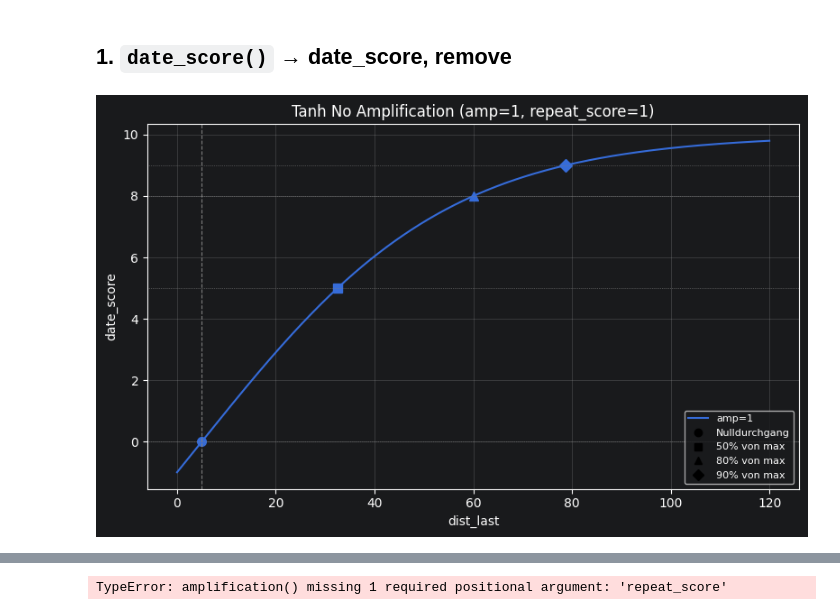
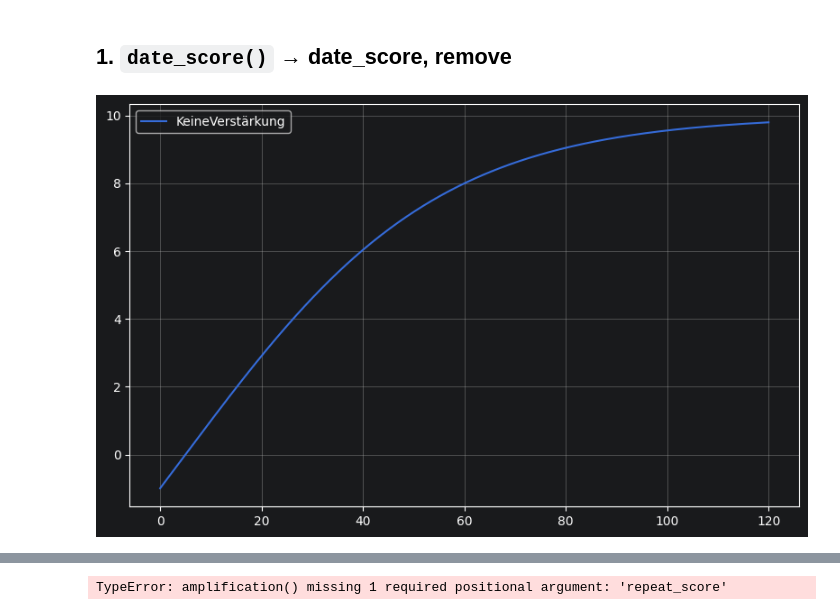
Before and after one commit to FunPhantasie/SmartFood, a Jupyter notebook: docs/Testing/date_score.ipynb, the cells around one changed output, grey strips where cells are left out. Saved outputs shown, nothing was run; the diff lists cells and outputs as text; code cells hidden in the pictures.

```diff
--- a/docs/Testing/date_score.ipynb
+++ b/docs/Testing/date_score.ipynb
@@ -12,7 +12,7 @@ nulldurchgang=5
 tau = 1 * (60 - nulldurchgang) / np.arctanh(0.8)     # ab welchem Abstand (Tage) Punkte als "nah" gelten
 k = 2    # wie schnell amplification Richtung 4 geht
 
-def date_score(amplification,dist_last):
+def get_date_score(dist_last,amplification):
     return 10  *  np.tanh(amplification / tau * (np.asarray(dist_last) - nulldurchgang))
 
 
@@ -31,39 +31,18 @@ def amplification(score,repeat_score, k=k):
 
 LEVELS = {0: "o", 0.5: "s", 0.8: "^", 0.9: "D"}   # Anteil vom Maximum : Marker
 MAX_SCORE = 10
-
-def plot_date_score(ax, amplification, dist_last, label=None, **kwargs):
-    """Zeichnet eine date_score-Kurve und markiert Nulldurchgang, 50 %, 80 %, 90 %."""
-    line, = ax.plot(dist_last, date_score(amplification, dist_last),
-                    label=label, **kwargs)
-    c = amplification / tau
-    for p, m in LEVELS.items():
-        x = nulldurchgang + np.arctanh(p) / c
-        if x <= dist_last.max():
-            ax.plot(x, p * MAX_SCORE, m, color=line.get_color(), ms=7)
-    return line
-
-def style_axes(ax, title):
-    """Hilfslinien, Marker-Legende und Beschriftung."""
-    for p, m in LEVELS.items():
-        ax.plot([], [], m, color="black", ls="",
-                label="Nulldurchgang" if p == 0 else f"{p:.0%} von max")
-        ax.axhline(p * MAX_SCORE, color="gray", lw=0.5, ls=":")
-    ax.axvline(nulldurchgang, color="gray", lw=0.8, ls="--")
-    ax.set_xlabel("dist_last")
-    ax.set_ylabel("date_score")
-    ax.set_title(title)
-    ax.grid(alpha=0.3)
-    ax.legend(fontsize=8)
 # %%
 dist_last = np.linspace(0, 120, 500)
+date_score=get_date_score(dist_last,amplification=1)
 fig, ax = plt.subplots(figsize=(8, 5))
-plot_date_score(ax, amplification=1, dist_last=dist_last, label="amp=1")
-style_axes(ax, "Tanh No Amplification (amp=1, repeat_score=1)")
+ax.plot(dist_last,date_score,label="KeineVerstärkung")
+
 plt.tight_layout()
+ax.legend()
+ax.grid()
 plt.show()
 # %% [output]
-[figure, old version]
+[figure, new version]
 # %%
 rng = np.random.default_rng(0)
 ergebnisse = []
```
Also changed, not shown: parts of 1 cell of this notebook.
